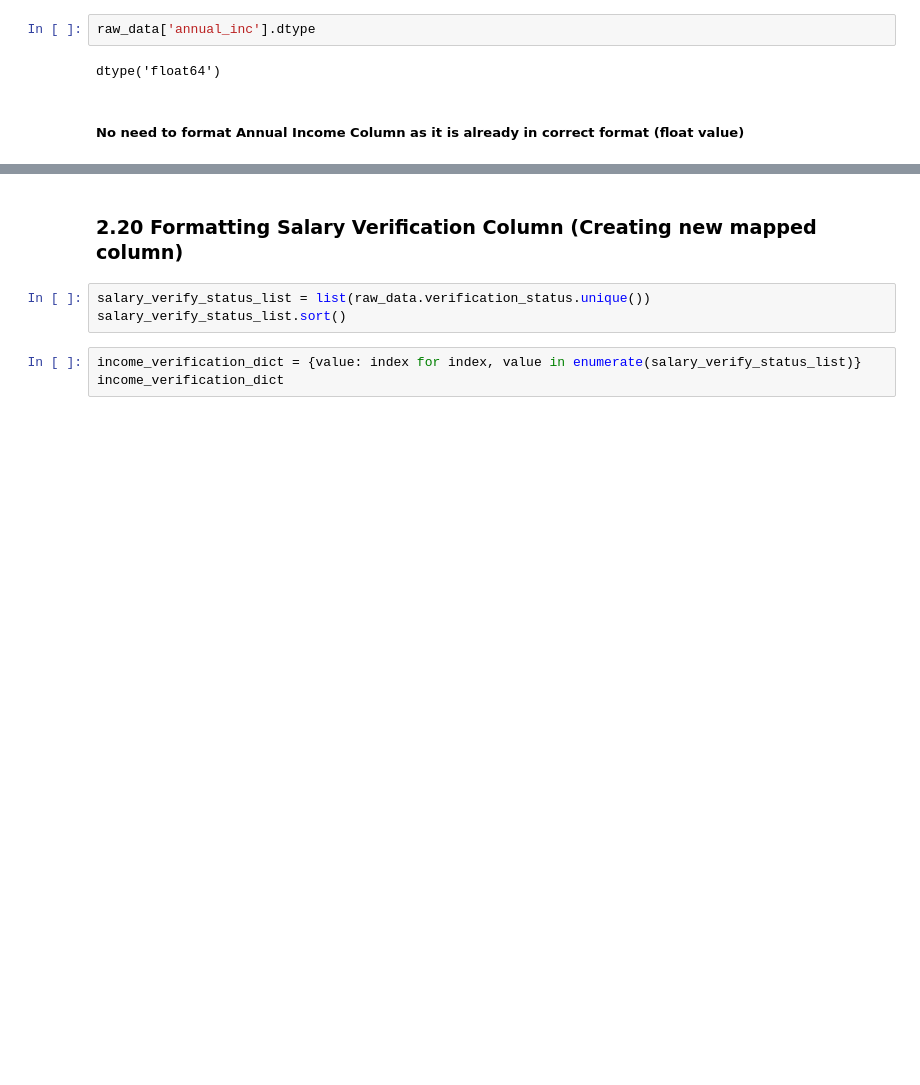
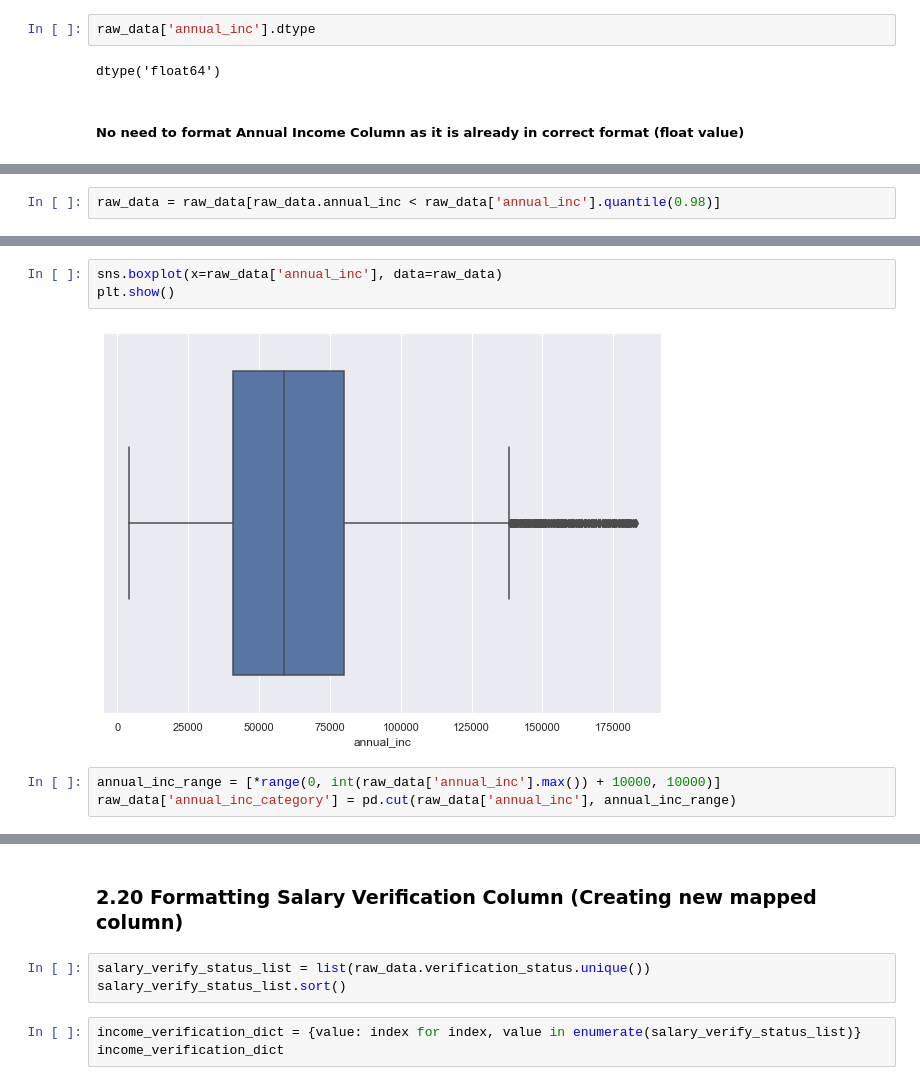
Before and after one commit to akshaykadam100/Lending-Club-Case-Study, a Jupyter notebook: Group_Facilitator_Name.ipynb, the cells around one changed output, grey strips where cells are left out. Cells and saved outputs as stored; diff of their text form; blank space fills up the shorter version.

```diff
--- a/Group_Facilitator_Name.ipynb
+++ b/Group_Facilitator_Name.ipynb
@@ -316,0 +432,2 @@ raw_data['annual_inc_category'] = raw_data['annual_inc'].apply(lambda x: math.ce
+# %%
+raw_data = raw_data[raw_data.annual_inc < raw_data['annual_inc'].quantile(0.98)]
@@ -316,0 +446,8 @@ raw_data['annual_inc_category'] = raw_data['annual_inc'].apply(lambda x: math.ce
+# %%
+sns.boxplot(x=raw_data['annual_inc'], data=raw_data)
+plt.show()
+# %% [output]
+[figure, added]
+# %%
+annual_inc_range = [*range(0, int(raw_data['annual_inc'].max()) + 10000, 10000)]
+raw_data['annual_inc_category'] = pd.cut(raw_data['annual_inc'], annual_inc_range)
```
Also changed, not shown: parts of 66 cells of this notebook.
